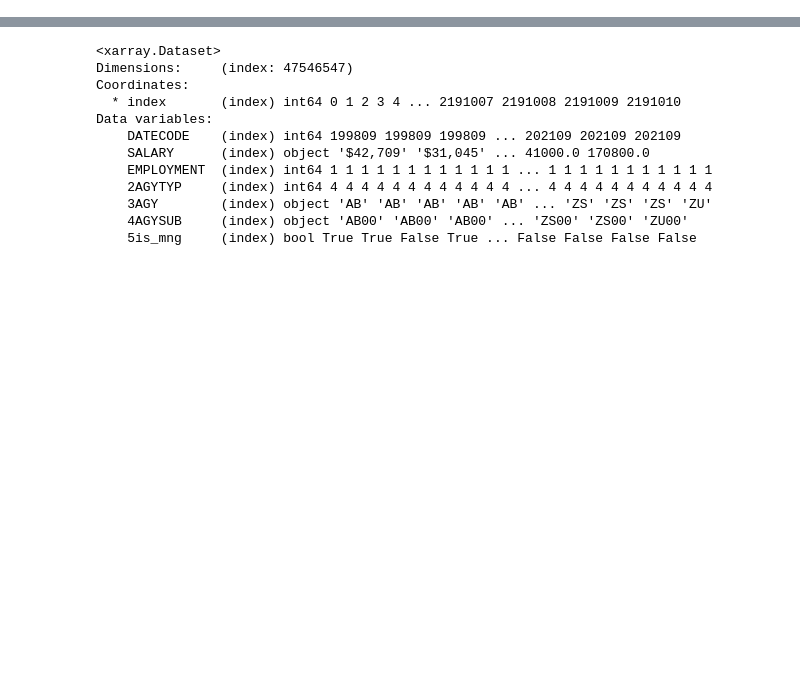
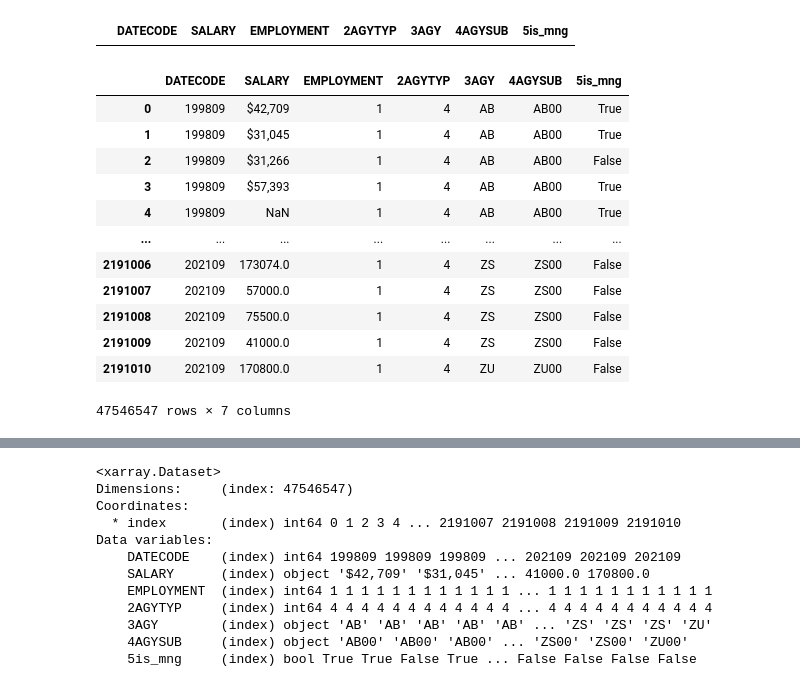
Before and after one commit to hyunjimoon/empirical_dynamics, a Jupyter notebook: cont_code/agency/vicky.ipynb, the cells around one changed output, grey strips where cells are left out. Drawn from its saved outputs; the diff is of its cells as text; code cells hidden in the pictures; blank space fills up the shorter version.

```diff
--- a/cont_code/agency/vicky.ipynb
+++ b/cont_code/agency/vicky.ipynb
@@ -15,0 +102,20 @@ features =['DATECODE','SALARY', 'EMPLOYMENT']
+# %%
+df[df['3AGY']=='YE']
+# %% [output]
+|  | DATECODE | SALARY | EMPLOYMENT | 2AGYTYP | 3AGY | 4AGYSUB | 5is_mng |
+# %%
+df
+# %% [output]
+|  | DATECODE | SALARY | EMPLOYMENT | 2AGYTYP | 3AGY | 4AGYSUB | 5is_mng |
+| 0 | 199809 | $42,709 | 1 | 4 | AB | AB00 | True |
+| 1 | 199809 | $31,045 | 1 | 4 | AB | AB00 | True |
+| 2 | 199809 | $31,266 | 1 | 4 | AB | AB00 | False |
+| 3 | 199809 | $57,393 | 1 | 4 | AB | AB00 | True |
+| 4 | 199809 | NaN | 1 | 4 | AB | AB00 | True |
+| ... | ... | ... | ... | ... | ... | ... | ... |
+| 2191006 | 202109 | 173074.0 | 1 | 4 | ZS | ZS00 | False |
+| 2191007 | 202109 | 57000.0 | 1 | 4 | ZS | ZS00 | False |
+| 2191008 | 202109 | 75500.0 | 1 | 4 | ZS | ZS00 | False |
+| 2191009 | 202109 | 41000.0 | 1 | 4 | ZS | ZS00 | False |
+| 2191010 | 202109 | 170800.0 | 1 | 4 | ZU | ZU00 | False |
+47546547 rows × 7 columns
```
Also changed, not shown: parts of 36 cells of this notebook, 33 other files.
